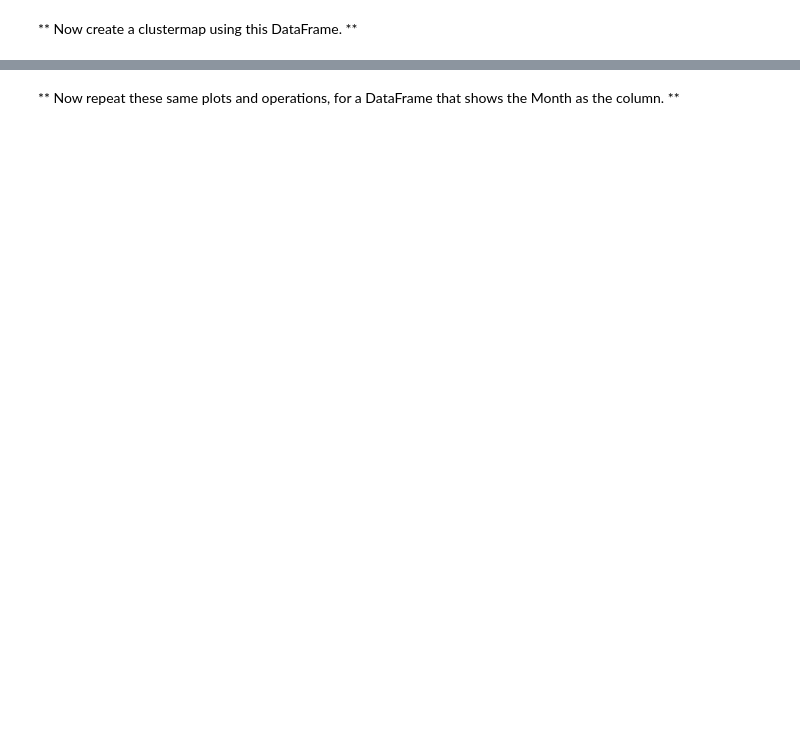
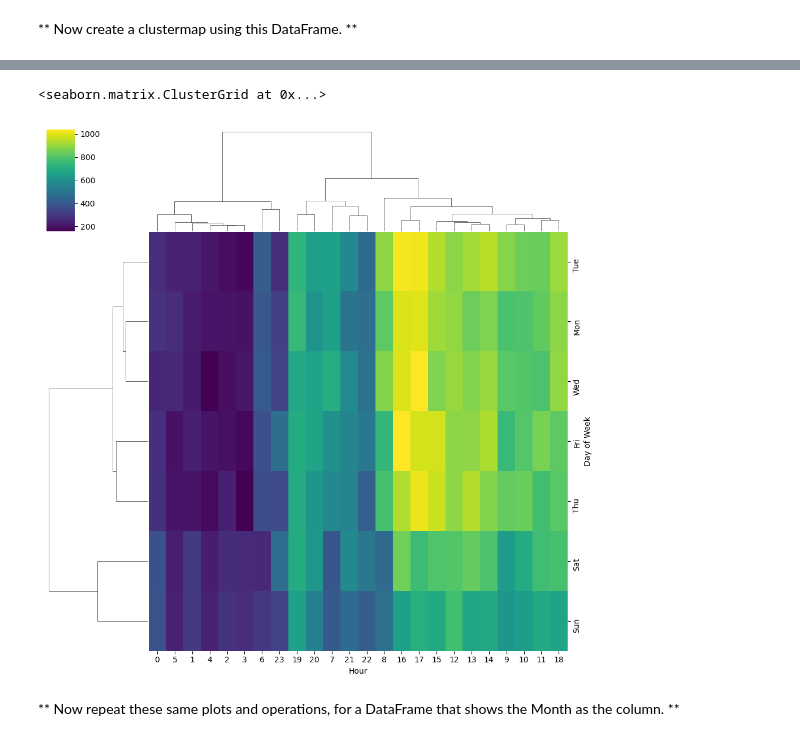
Before and after one commit to Basi10/911_calls_analysis, a Jupyter notebook: 01-911 Calls Data Capstone Project.ipynb, the cells around one changed output, grey strips where cells are left out. Drawn from its saved outputs; the diff is of its cells as text; code cells hidden in the pictures; blank space fills up the shorter version.

```diff
--- a/01-911 Calls Data Capstone Project.ipynb
+++ b/01-911 Calls Data Capstone Project.ipynb
@@ -300,2 +290,7 @@ ____
+# %%
+sns.clustermap(dayHour,cmap='viridis')
+# %% [output]
+<seaborn.matrix.ClusterGrid at 0x...>
+[figure, added]
 # %% [markdown]
 ** Now repeat these same plots and operations, for a DataFrame that shows the Month as the column. **
```
Also changed, not shown: parts of 11 cells of this notebook.
